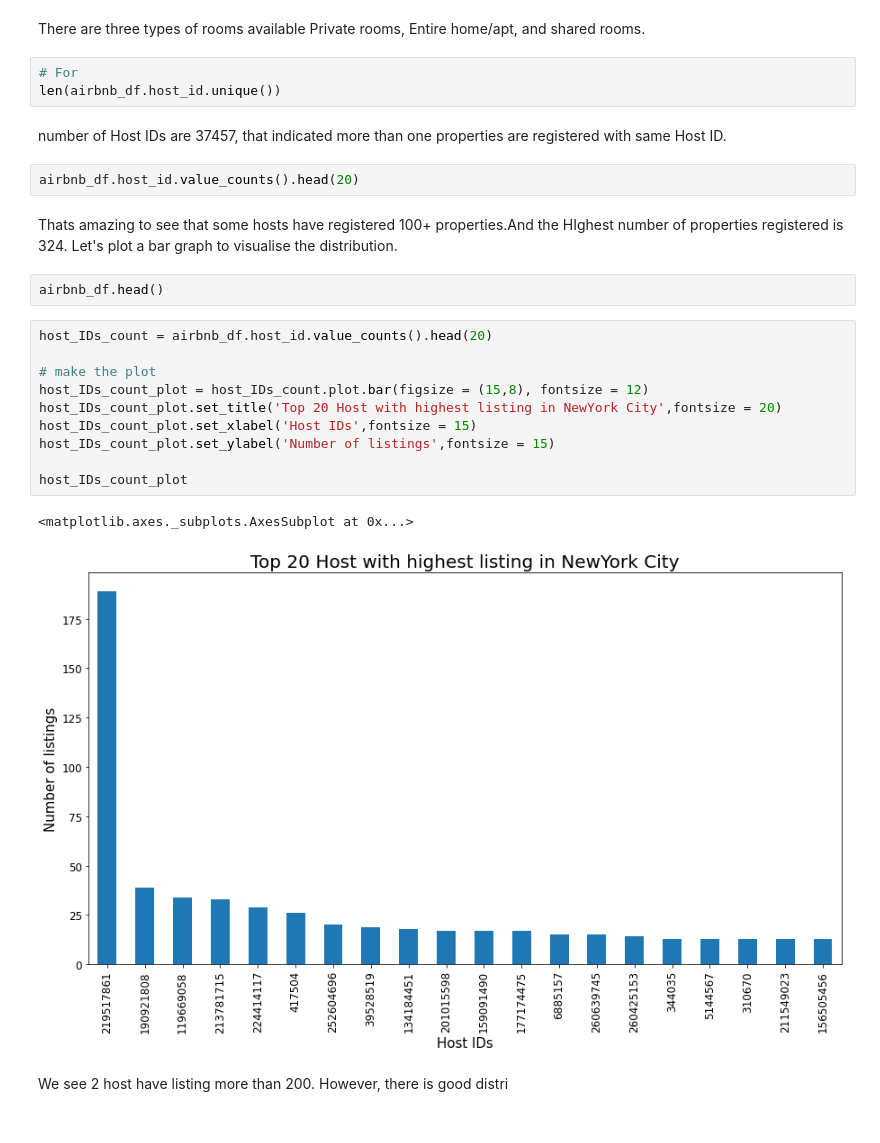
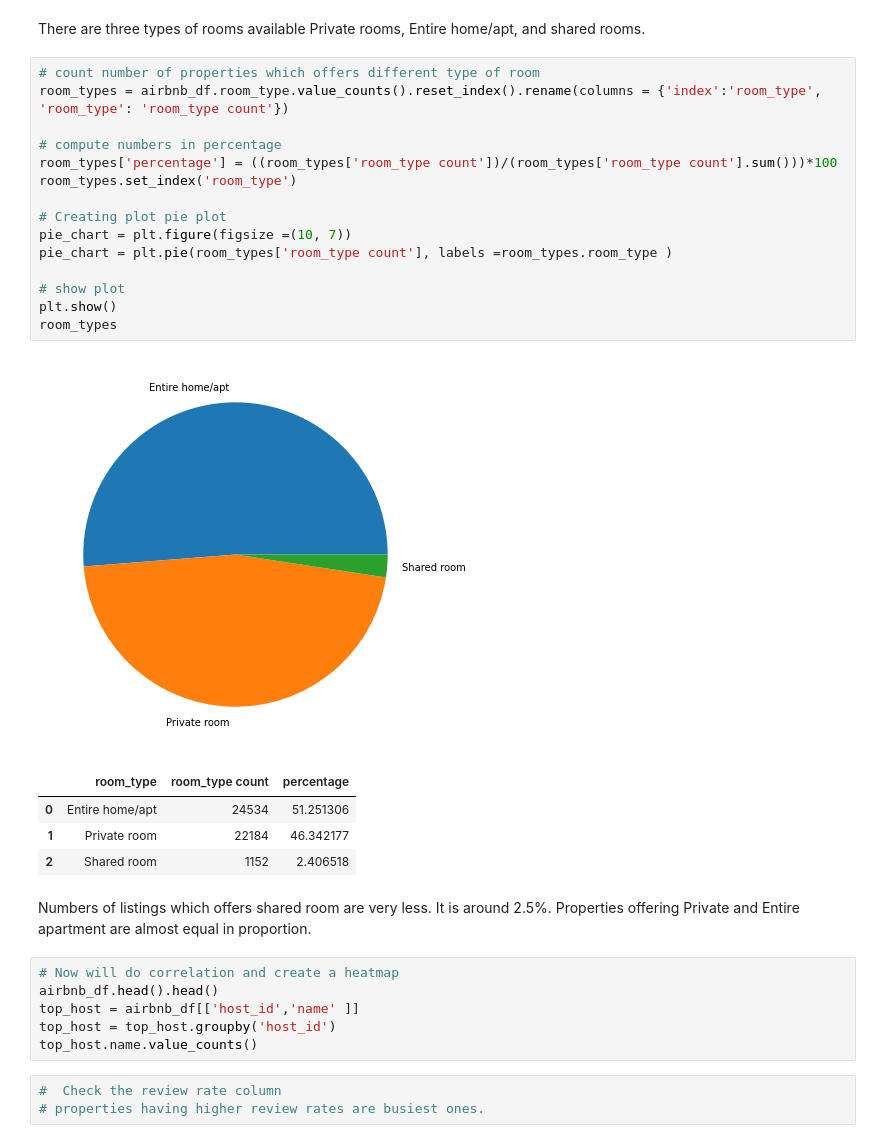
Before and after one commit to dilipiitdhn/Capstone-Project-on-Exploratory-Data-Analysis, a Jupyter notebook: Copy_of_Airbnb_Bookings_Analysis_Capstone_Project.ipynb, the cells around one changed output. Drawn from its saved outputs; the diff is of its cells as text.

```diff
--- a/Copy_of_Airbnb_Bookings_Analysis_Capstone_Project.ipynb
+++ b/Copy_of_Airbnb_Bookings_Analysis_Capstone_Project.ipynb
@@ -248,29 +291,35 @@ airbnb_df.room_type.unique()
 array(['Private room', 'Entire home/apt', 'Shared room'], dtype=object)
 # %% [markdown]
 There are three types of rooms available Private rooms, Entire home/apt, and shared rooms.
-# %%
-# For
-len(airbnb_df.host_id.unique())
-# %% [markdown]
-number of Host IDs are 37457, that indicated more than one properties are registered with same Host ID.
-# %%
-airbnb_df.host_id.value_counts().head(20)
-# %% [markdown]
-Thats amazing to see that some hosts have registered 100+ properties.And the HIghest number of properties registered is 324. Let's plot a bar graph to visualise the distribution.
-# %%
-airbnb_df.head()
-# %%
-host_IDs_count = airbnb_df.host_id.value_counts().head(20)
-
-# make the plot
-host_IDs_count_plot = host_IDs_count.plot.bar(figsize = (15,8), fontsize = 12)
-host_IDs_count_plot.set_title('Top 20 Host with highest listing in NewYork City',fontsize = 20)
-host_IDs_count_plot.set_xlabel('Host IDs',fontsize = 15)
-host_IDs_count_plot.set_ylabel('Number of listings',fontsize = 15)
-
-host_IDs_count_plot
-# %% [output]
-<matplotlib.axes._subplots.AxesSubplot at 0x...>
-[figure, removed]
-# %% [markdown]
-We see 2 host have listing more than 200. However, there is good distri
+# %%
+# count number of properties which offers different type of room
+room_types = airbnb_df.room_type.value_counts().reset_index().rename(columns = {'index':'room_type', 'room_type': 'room_type count'})
+
+# compute numbers in percentage
+room_types['percentage'] = ((room_types['room_type count'])/(room_types['room_type count'].sum()))*100
+room_types.set_index('room_type')
+
+# Creating plot pie plot
+pie_chart = plt.figure(figsize =(10, 7))
+pie_chart = plt.pie(room_types['room_type count'], labels =room_types.room_type )
+
+# show plot
+plt.show()
+room_types
+# %% [output]
+[figure, added]
+|  | room_type | room_type count | percentage |
+| 0 | Entire home/apt | 24534 | 51.251306 |
+| 1 | Private room | 22184 | 46.342177 |
+| 2 | Shared room | 1152 | 2.406518 |
+# %% [markdown]
+Numbers of listings which offers shared room are very less. It is around 2.5%. Properties offering Private and Entire apartment are almost equal in proportion.
+# %%
+# Now will do correlation and create a heatmap
+airbnb_df.head().head()
+top_host = airbnb_df[['host_id','name' ]]
+top_host = top_host.groupby('host_id')
+top_host.name.value_counts()
+# %%
+#  Check the review rate column
+# properties having higher review rates are busiest ones.
```
Also changed, not shown: parts of 20 cells of this notebook.
